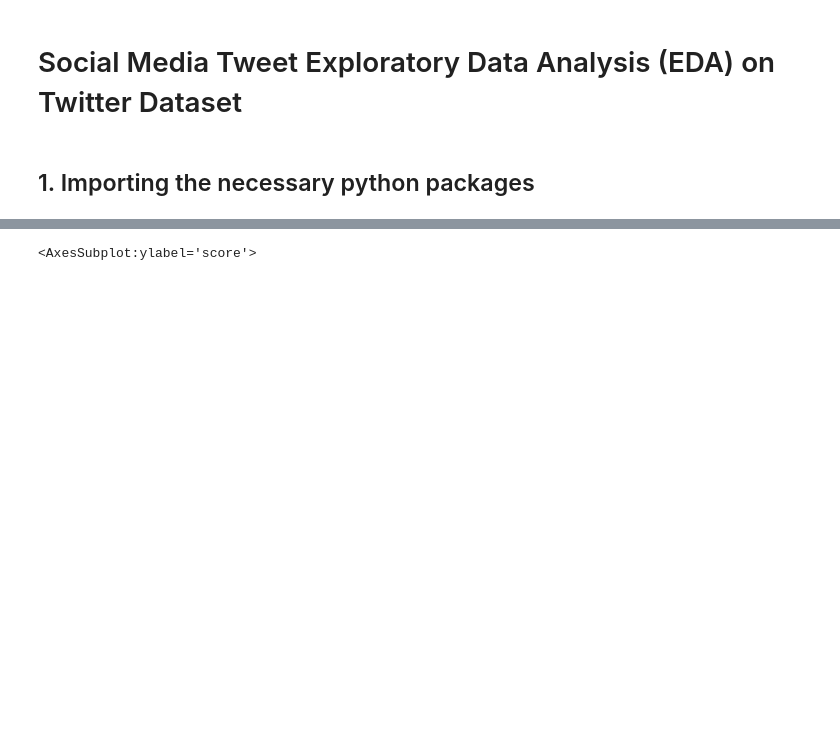
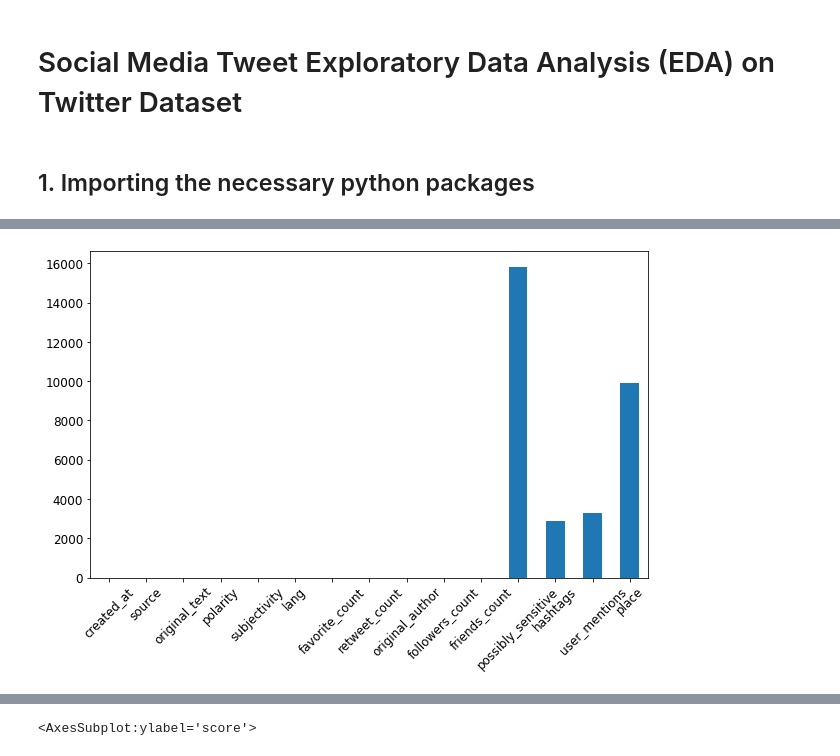
Before and after one commit to degagawolde/twitter-data-analysis, a Jupyter notebook: JupyterNotebooks/EDA.ipynb, the cells around one changed output, grey strips where cells are left out. Saved outputs shown, nothing was run; the diff lists cells and outputs as text; code cells hidden in the pictures; blank space fills up the shorter version.

```diff
--- a/JupyterNotebooks/EDA.ipynb
+++ b/JupyterNotebooks/EDA.ipynb
@@ -63,0 +78,3 @@ memory usage: 967.2+ KB
+# %%
+missing_values = tweet_data.isnull().sum()
+print(f"Missing value(s) count: \n{missing_values}")
@@ -63,0 +99,5 @@ memory usage: 967.2+ KB
+# %%
+fig = missing_values.plot(kind='bar',fontsize=12, figsize=(10, 6), rot=45).get_figure()
+fig.savefig("missing_values_bar_chart.png")
+# %% [output]
+[figure, added]
```
Also changed, not shown: parts of 19 cells of this notebook, 6 other files.
